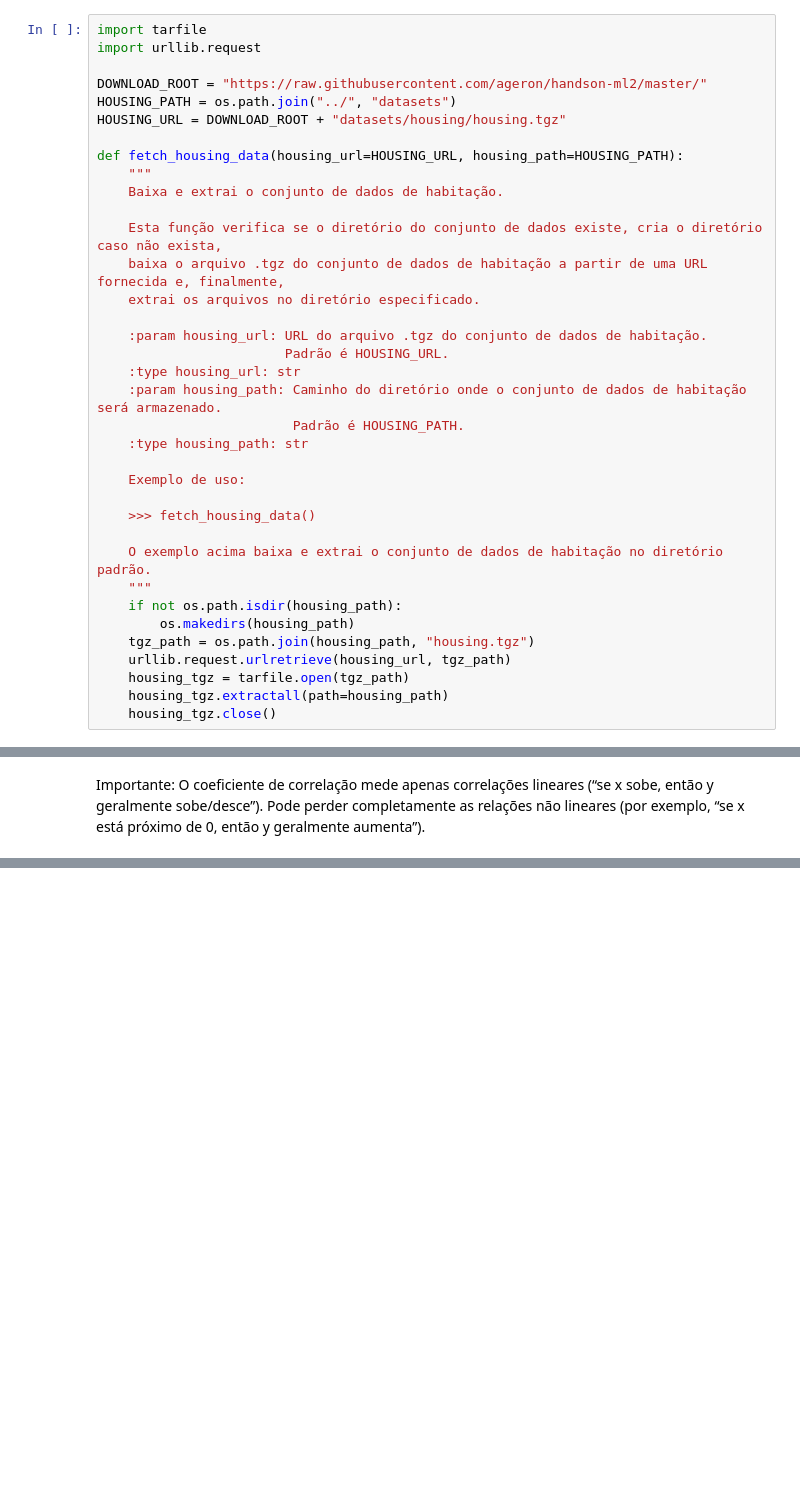
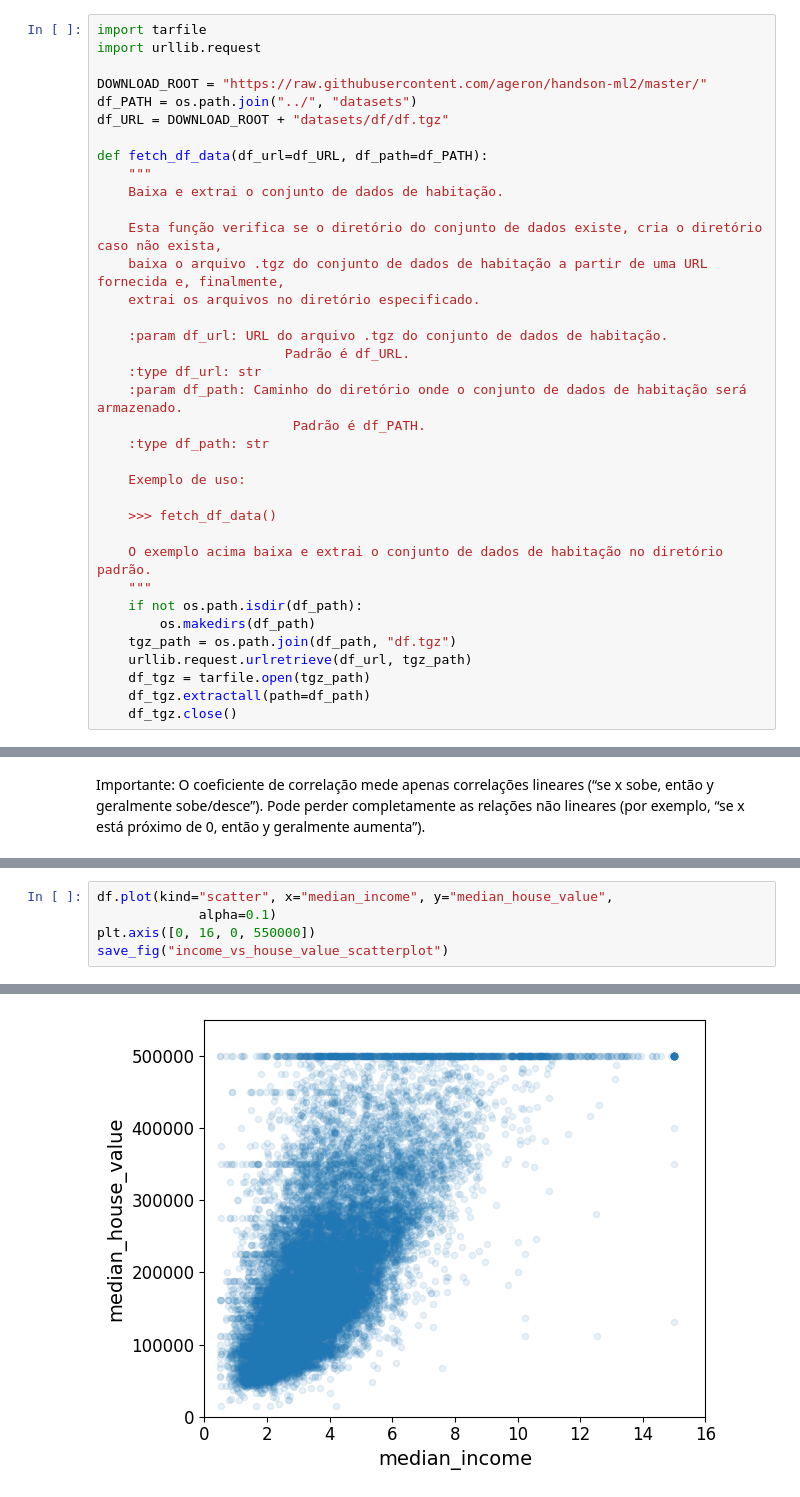
Before and after one commit to importsci/book-handson-ml, a Jupyter notebook: notebooks/02_projeto_ml_end_to_end.ipynb, the cells around one changed output, grey strips where cells are left out. Saved outputs shown, nothing was run; the diff lists cells and outputs as text; blank space fills up the shorter version.

```diff
--- a/notebooks/02_projeto_ml_end_to_end.ipynb
+++ b/notebooks/02_projeto_ml_end_to_end.ipynb
@@ -41,10 +41,10 @@ import tarfile
 import urllib.request
 
 DOWNLOAD_ROOT = "https://raw.githubusercontent.com/ageron/handson-ml2/master/"
-HOUSING_PATH = os.path.join("../", "datasets")
-HOUSING_URL = DOWNLOAD_ROOT + "datasets/housing/housing.tgz"
+df_PATH = os.path.join("../", "datasets")
+df_URL = DOWNLOAD_ROOT + "datasets/df/df.tgz"
 
-def fetch_housing_data(housing_url=HOUSING_URL, housing_path=HOUSING_PATH):
+def fetch_df_data(df_url=df_URL, df_path=df_PATH):
     """
     Baixa e extrai o conjunto de dados de habitação.
 
@@ -52,25 +52,25 @@ def fetch_housing_data(housing_url=HOUSING_URL, housing_path=HOUSING_PATH):
     baixa o arquivo .tgz do conjunto de dados de habitação a partir de uma URL fornecida e, finalmente,
     extrai os arquivos no diretório especificado.
 
-    :param housing_url: URL do arquivo .tgz do conjunto de dados de habitação.
-                        Padrão é HOUSING_URL.
-    :type housing_url: str
-    :param housing_path: Caminho do diretório onde o conjunto de dados de habitação será armazenado.
-                         Padrão é HOUSING_PATH.
-    :type housing_path: str
+    :param df_url: URL do arquivo .tgz do conjunto de dados de habitação.
+                        Padrão é df_URL.
+    :type df_url: str
+    :param df_path: Caminho do diretório onde o conjunto de dados de habitação será armazenado.
+                         Padrão é df_PATH.
+    :type df_path: str
 
     Exemplo de uso:
 
-    >>> fetch_housing_data()
+    >>> fetch_df_data()
 
     O exemplo acima baixa e extrai o conjunto de dados de habitação no diretório padrão.
     """
-    if not os.path.isdir(housing_path):
-        os.makedirs(housing_path)
-    tgz_path = os.path.join(housing_path, "housing.tgz")
-    urllib.request.urlretrieve(housing_url, tgz_path)
-    housing_tgz = tarfile.open(tgz_path)
-    housing_tgz.extractall(path=housing_path)
-    housing_tgz.close()
+    if not os.path.isdir(df_path):
+        os.makedirs(df_path)
+    tgz_path = os.path.join(df_path, "df.tgz")
+    urllib.request.urlretrieve(df_url, tgz_path)
+    df_tgz = tarfile.open(tgz_path)
+    df_tgz.extractall(path=df_path)
+    df_tgz.close()
 # %%
 # Executa a função para buscar e salvar os dados
@@ -356,0 +376,6 @@ Importante: O coeficiente de correlação mede apenas correlações lineares (
+# %%
+df.plot(kind="scatter", x="median_income", y="median_house_value",
+             alpha=0.1)
+plt.axis([0, 16, 0, 550000])
+save_fig("income_vs_house_value_scatterplot")
+# %% [output]
@@ -356,0 +383 @@ Importante: O coeficiente de correlação mede apenas correlações lineares (
+[figure, added]
```
Also changed, not shown: parts of 20 cells of this notebook, 6 other files.
